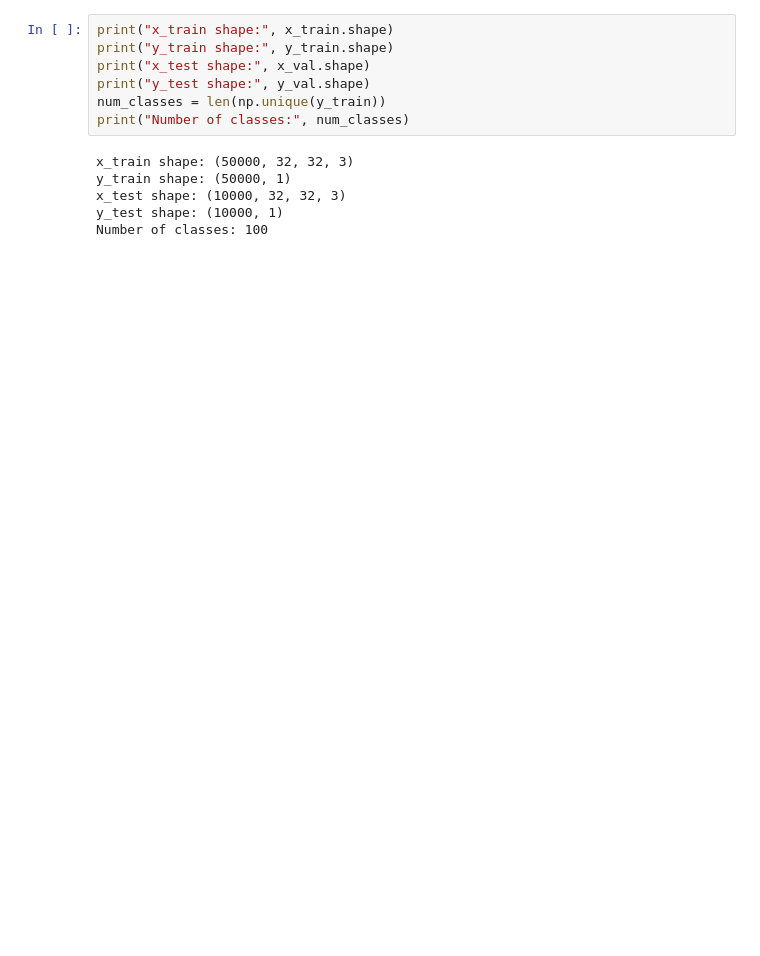
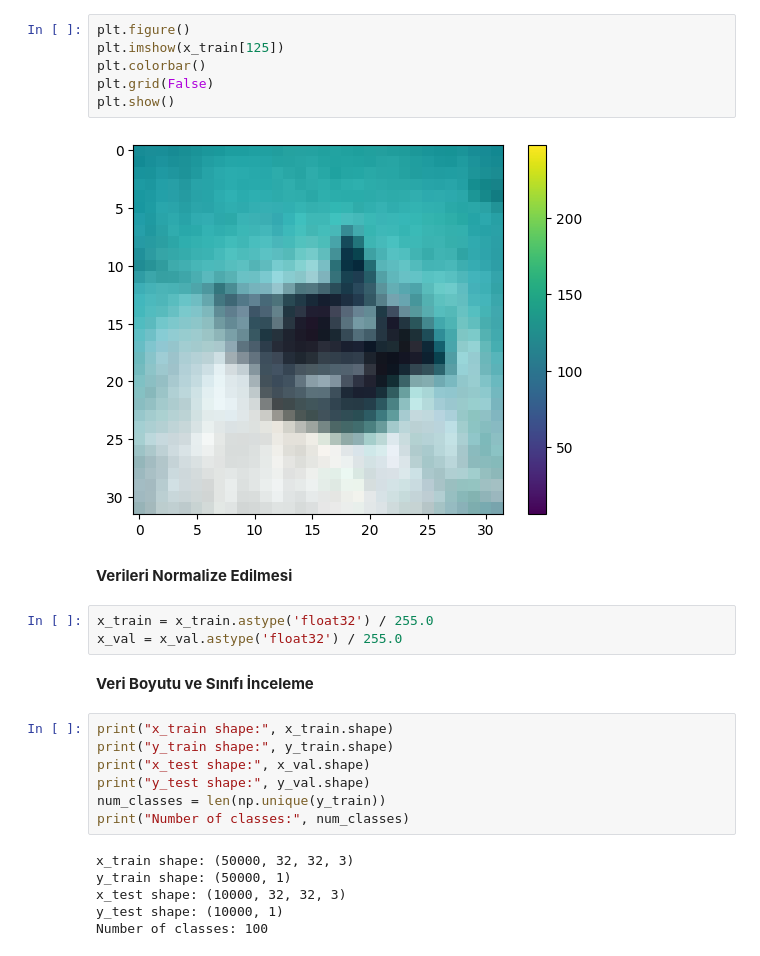
Before and after one commit to gizemkaratas/Aygaz_YZ_Bootcamp_Projesi, a Jupyter notebook: ecom_recommendation_sys.ipynb, the cells around one changed output. Saved outputs shown, nothing was run; the diff lists cells and outputs as text; blank space fills up the shorter version.

```diff
--- a/ecom_recommendation_sys.ipynb
+++ b/ecom_recommendation_sys.ipynb
@@ -28,3 +72,18 @@ Downloading data from https://www.cs.toronto.edu/~kriz/cifar-100-python.tar.gz
+# %%
+plt.figure()
+plt.imshow(x_train[125])
+plt.colorbar()
+plt.grid(False)
+plt.show()
+# %% [output]
+[figure, added]
+# %% [markdown]
+**Verileri Normalize Edilmesi**
+# %%
+x_train = x_train.astype('float32') / 255.0
+x_val = x_val.astype('float32') / 255.0
+# %% [markdown]
+**Veri Boyutu ve Sınıfı İnceleme**
 # %%
 print("x_train shape:", x_train.shape)
 print("y_train shape:", y_train.shape)
```
Also changed, not shown: parts of 49 cells of this notebook.
